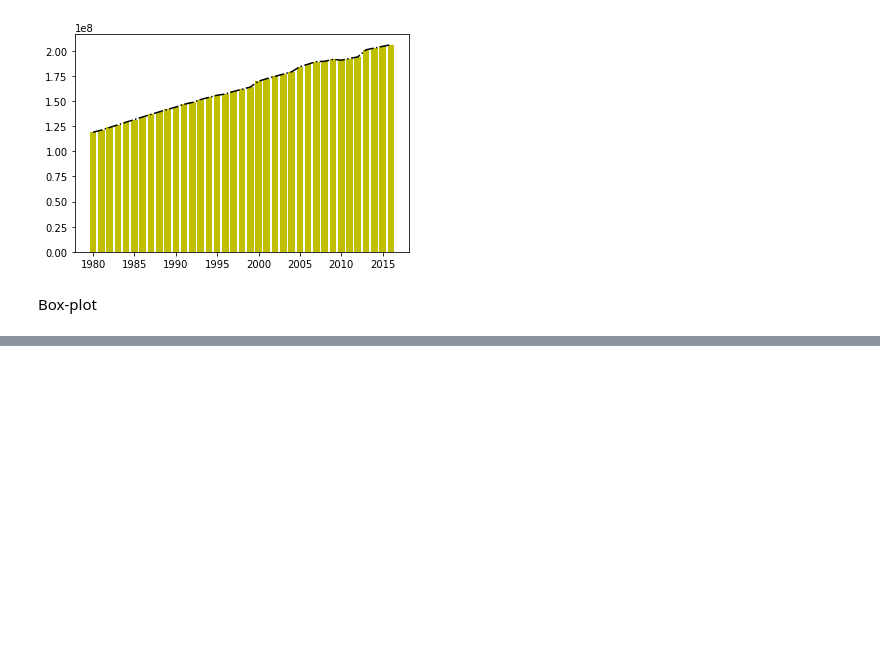
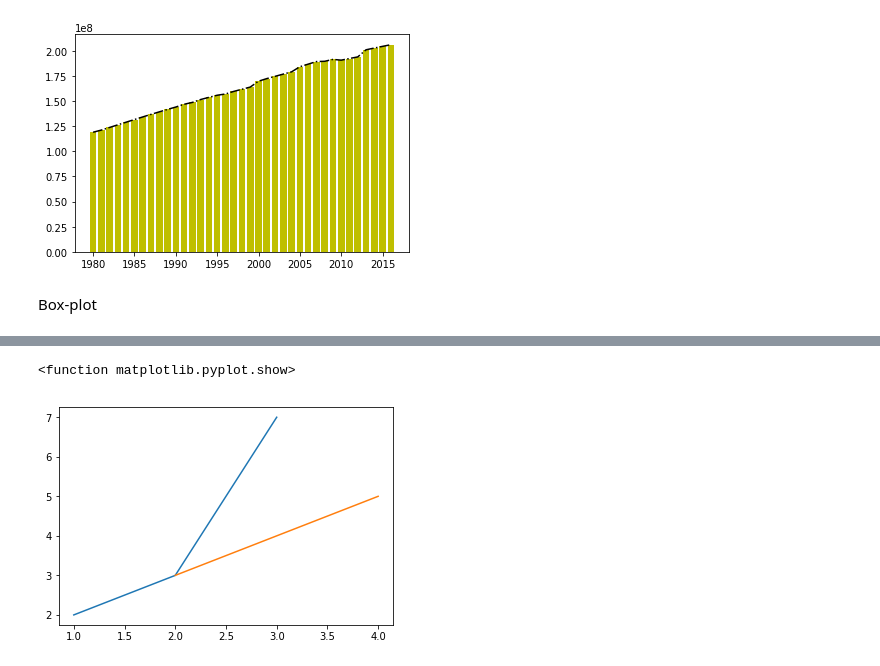
Before and after one commit to vilsonrodrigues/DataScience, a Jupyter notebook: DataVisualization.ipynb, the cells around one changed output, grey strips where cells are left out. Cells and saved outputs as stored; diff of their text form; code cells hidden in the pictures; blank space fills up the shorter version.

```diff
--- a/DataVisualization.ipynb
+++ b/DataVisualization.ipynb
@@ -84,0 +99,11 @@ plt.show()
+# %%
+x = [1,2,3]
+y = [2,3,7]
+x1 = [2,3,4]
+y1 = [3,4,5]
+plt.plot(x,y)
+plt.plot(x1,y1)
+plt.show
+# %% [output]
+<function matplotlib.pyplot.show>
+[figure, added]
```
Also changed, not shown: parts of 42 cells of this notebook.
